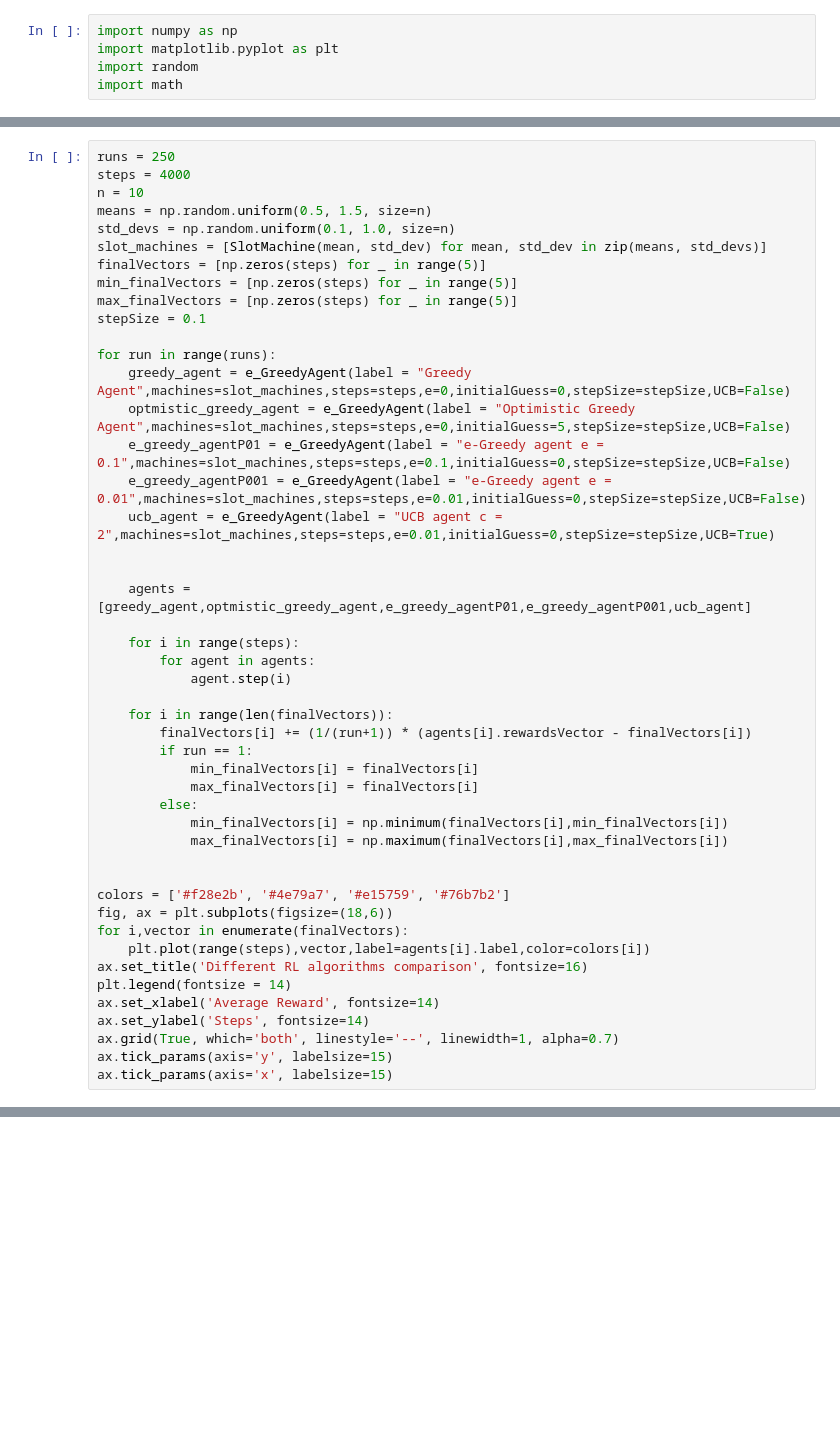
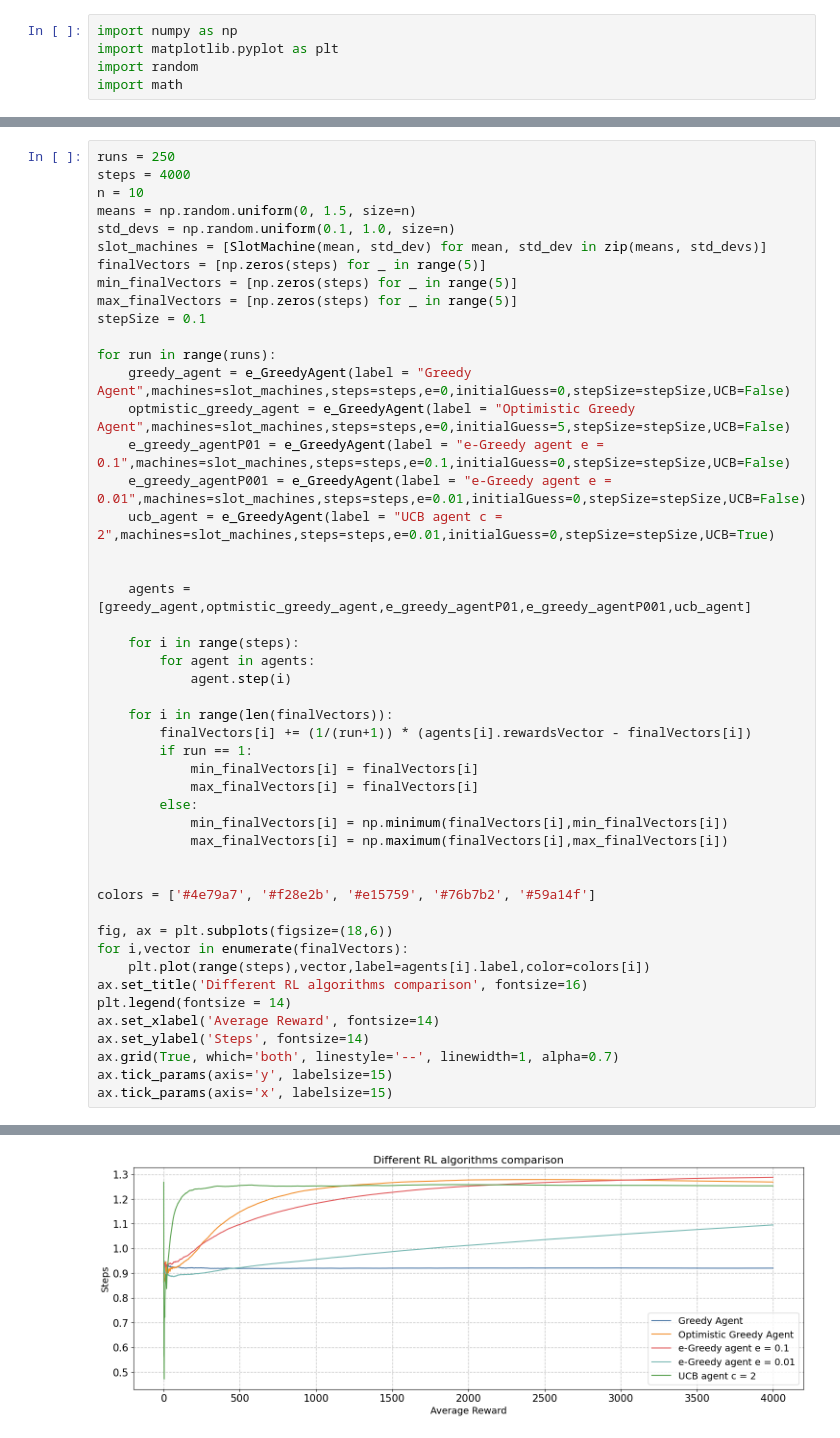
Before and after one commit to VictorFariaDeSa/MachineLearning_Pratice, a Jupyter notebook: n-ArmedBandit.ipynb, the cells around one changed output, grey strips where cells are left out. Cells and saved outputs as stored; diff of their text form; blank space fills up the shorter version.

```diff
--- a/n-ArmedBandit.ipynb
+++ b/n-ArmedBandit.ipynb
@@ -71,7 +70,7 @@ class e_GreedyAgent:
 runs = 250
 steps = 4000
 n = 10
-means = np.random.uniform(0.5, 1.5, size=n)
+means = np.random.uniform(0, 1.5, size=n)
 std_devs = np.random.uniform(0.1, 1.0, size=n)
 slot_machines = [SlotMachine(mean, std_dev) for mean, std_dev in zip(means, std_devs)]
 finalVectors = [np.zeros(steps) for _ in range(5)]
@@ -103,7 +102,8 @@ for run in range(runs):
             max_finalVectors[i] = np.maximum(finalVectors[i],max_finalVectors[i])
 
 
-colors = ['#f28e2b', '#4e79a7', '#e15759', '#76b7b2']
+colors = ['#4e79a7', '#f28e2b', '#e15759', '#76b7b2', '#59a14f']
+
 fig, ax = plt.subplots(figsize=(18,6))
 for i,vector in enumerate(finalVectors):
     plt.plot(range(steps),vector,label=agents[i].label,color=colors[i])
@@ -119 +118,2 @@ TypeError: 'numpy.ndarray' object is not callable
+[figure, added]
 # %%
```
Also changed, not shown: parts of 3 cells of this notebook, 1 other file.
